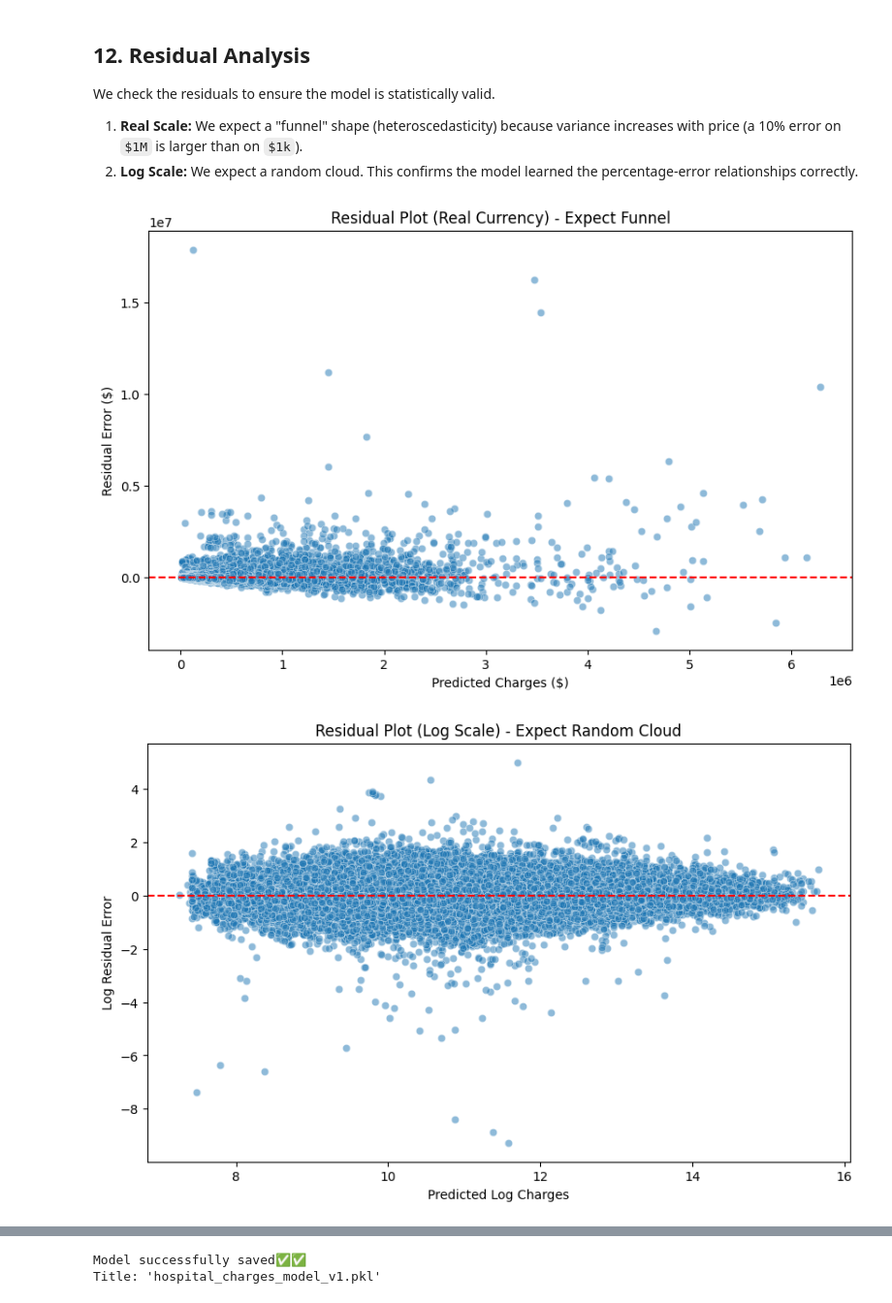
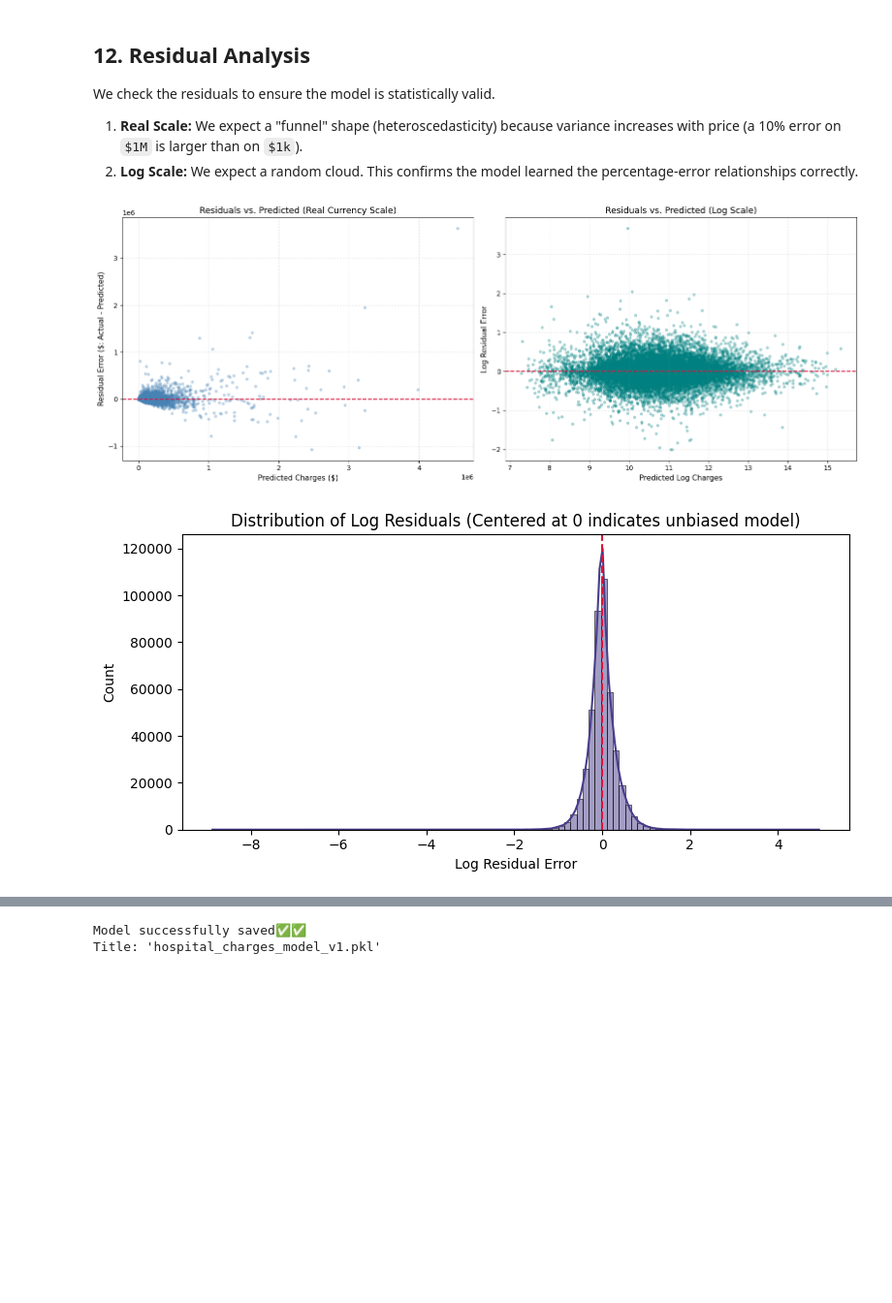
Before and after one commit to OwenGeeAndre/pROJECTS, a Jupyter notebook: Hospital Charges Prediction.ipynb, the cells around one changed output, grey strips where cells are left out. Shown at 97% size. Saved outputs shown, nothing was run; the diff lists cells and outputs as text; code cells hidden in the pictures; blank space fills up the shorter version.

```diff
--- a/Hospital Charges Prediction.ipynb
+++ b/Hospital Charges Prediction.ipynb
@@ -345,28 +385,54 @@ plt.show()
 We check the residuals to ensure the model is statistically valid.
 1.  **Real Scale:** We expect a "funnel" shape (heteroscedasticity) because variance increases with price (a 10% error on `$1M` is larger than on `$1k`).
 2.  **Log Scale:** We expect a random cloud. This confirms the model learned the percentage-error relationships correctly.
-# %%
-# Calculate Residuals
-residuals = ytest_actuals - test_preds
-log_residuals = ytest - np.log1p(test_preds)
-
-# Plot 1: Real Scale (Expect Funnel)
-plt.figure(figsize=(10, 6))
-sns.scatterplot(x=test_preds, y=residuals, alpha=0.5)
-plt.axhline(0, color='red', linestyle='--')
-plt.title("Residual Plot (Real Currency) - Expect Funnel")
-plt.xlabel("Predicted Charges ($)")
-plt.ylabel("Residual Error ($)")
-plt.show()
-
-# Plot 2: Log Scale (Expect Random Cloud)
-plt.figure(figsize=(10, 6))
-sns.scatterplot(x=np.log1p(test_preds), y=log_residuals, alpha=0.5)
-plt.axhline(0, color='red', linestyle='--')
-plt.title("Residual Plot (Log Scale) - Expect Random Cloud")
-plt.xlabel("Predicted Log Charges")
-plt.ylabel("Log Residual Error")
-plt.show()
-# %% [output]
-[figure, removed]
-[figure, removed]
+# %%
+# Log scale
+log_preds = final_model.predict(xtest)
+log_actuals = ytest.values
+
+# Real dollar scale ($)
+real_preds = np.expm1(log_preds)
+real_actuals = np.expm1(log_actuals)
+
+# 2. CALCULATE RESIDUALS (Actual - Predicted)
+residuals_real = real_actuals - real_preds
+residuals_log = log_actuals - log_preds
+
+# 3. SAMPLE FOR VISUALIZATION (Prevents notebook freeze & overplotting)
+np.random.seed(42)
+sample_idx = np.random.choice(len(log_actuals), size=min(15000, len(log_actuals)), replace=False)
+
+# 4. PLOTTING
+fig, axes = plt.subplots(1, 2, figsize=(16, 6))
+
+# Plot 1: Real Currency Scale (Heteroscedasticity / Funnel shape expected)
+axes[0].scatter(real_preds[sample_idx], residuals_real[sample_idx], alpha=0.3, s=12, color="steelblue")
+axes[0].axhline(0, color="crimson", linestyle="--", linewidth=1.5)
+axes[0].set_title("Residuals vs. Predicted (Real Currency Scale)", fontsize=13)
+axes[0].set_xlabel("Predicted Charges ($)", fontsize=11)
+axes[0].set_ylabel("Residual Error ($: Actual - Predicted)", fontsize=11)
+axes[0].grid(True, linestyle=":", alpha=0.6)
+
+# Plot 2: Log Scale (Homoscedasticity / Random Cloud expected)
+axes[1].scatter(log_preds[sample_idx], residuals_log[sample_idx], alpha=0.3, s=12, color="teal")
+axes[1].axhline(0, color="crimson", linestyle="--", linewidth=1.5)
+axes[1].set_title("Residuals vs. Predicted (Log Scale)", fontsize=13)
+axes[1].set_xlabel("Predicted Log Charges", fontsize=11)
+axes[1].set_ylabel("Log Residual Error", fontsize=11)
+axes[1].grid(True, linestyle=":", alpha=0.6)
+
+plt.tight_layout()
+plt.show()
+
+# 5. RESIDUAL DISTRIBUTION (Checks Normality / Bias)
+plt.figure(figsize=(8, 4))
+sns.histplot(residuals_log, bins=100, kde=True, color="darkslateblue")
+plt.axvline(0, color="crimson", linestyle="--", linewidth=1.5)
+plt.title("Distribution of Log Residuals (Centered at 0 indicates unbiased model)")
+plt.xlabel("Log Residual Error")
+plt.ylabel("Count")
+plt.tight_layout()
+plt.show()
+# %% [output]
+[figure, added]
+[figure, added]
```
Also changed, not shown: parts of 20 cells of this notebook.
